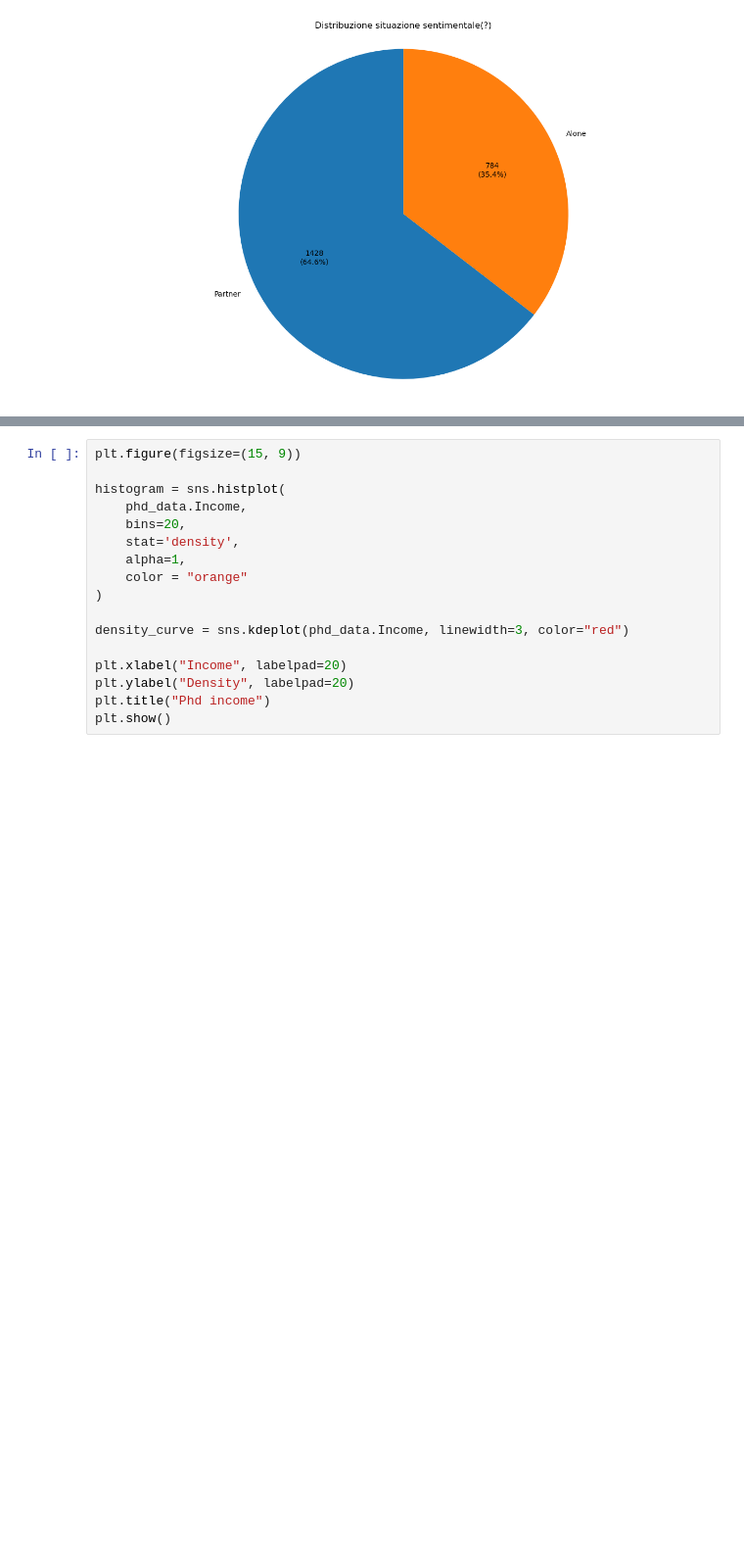
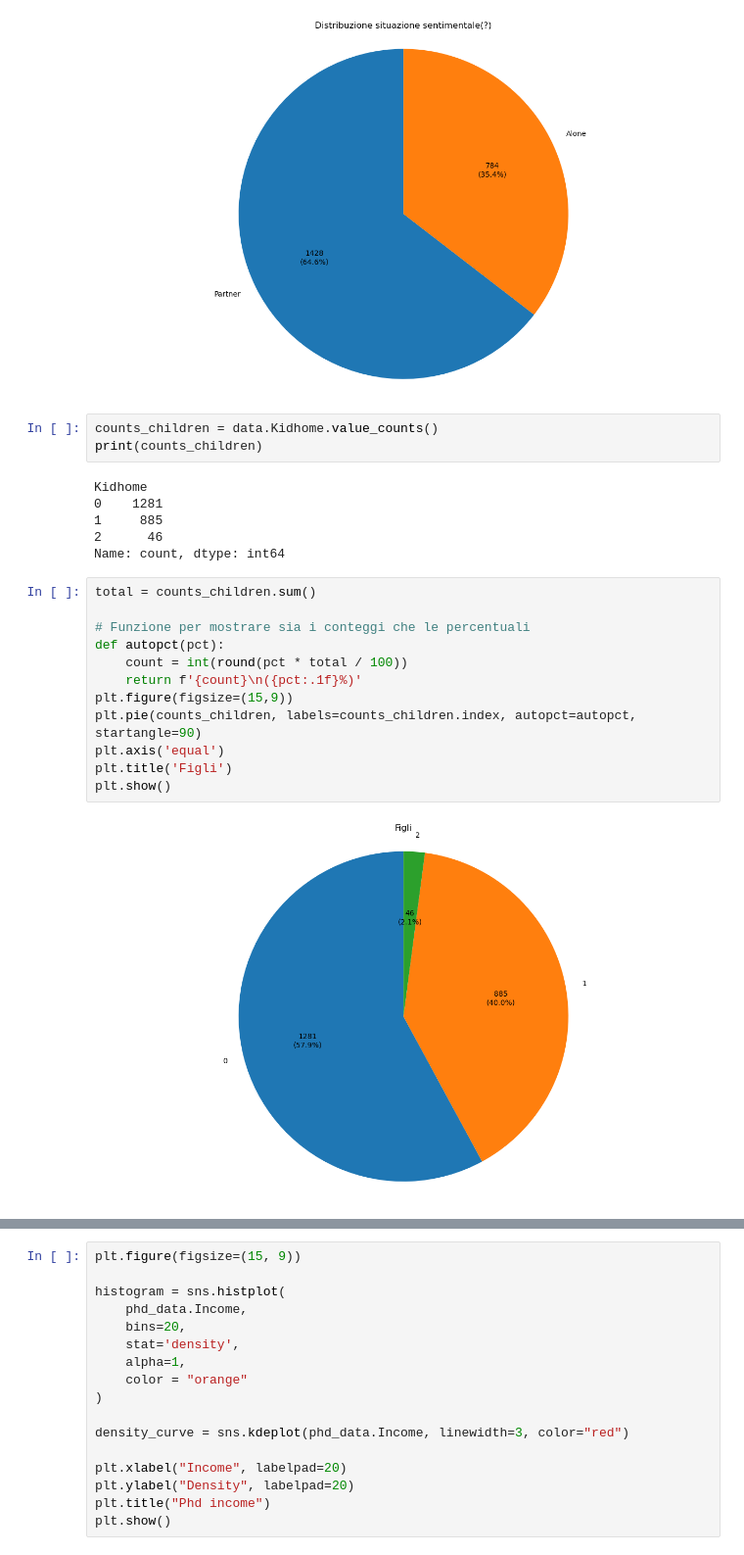
Before and after one commit to nicolaronchini/Clustering, a Jupyter notebook: clustering.ipynb, the cells around one changed output, grey strips where cells are left out. Shown at 98% size. Saved outputs shown, nothing was run; the diff lists cells and outputs as text; blank space fills up the shorter version.

Commit message:
stat figli

```diff
--- a/clustering.ipynb
+++ b/clustering.ipynb
@@ -129,3 +129,26 @@ plt.title('Distribuzione situazione sentimentale(?)')
 plt.show()
 # %% [output]
 [figure]
+# %%
+counts_children = data.Kidhome.value_counts()
+print(counts_children)
+# %% [output]
+Kidhome
+0    1281
+1     885
+2      46
+Name: count, dtype: int64
+# %%
+total = counts_children.sum()
+
+# Funzione per mostrare sia i conteggi che le percentuali
+def autopct(pct):
+    count = int(round(pct * total / 100))
+    return f'{count}\n({pct:.1f}%)'
+plt.figure(figsize=(15,9))
+plt.pie(counts_children, labels=counts_children.index, autopct=autopct, startangle=90)
+plt.axis('equal')
+plt.title('Figli')
+plt.show()
+# %% [output]
+[figure, added]
```
Also changed, not shown: parts of 11 cells of this notebook.
